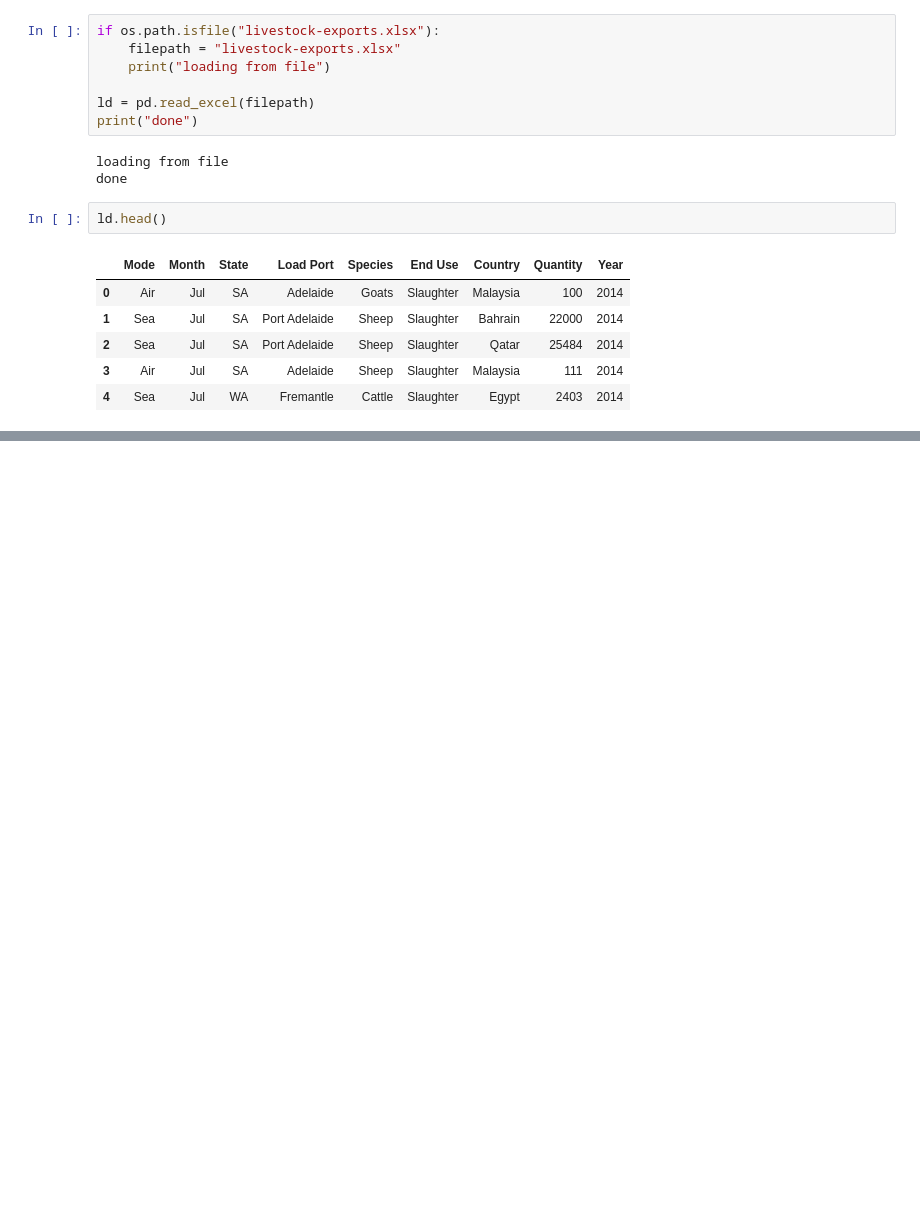
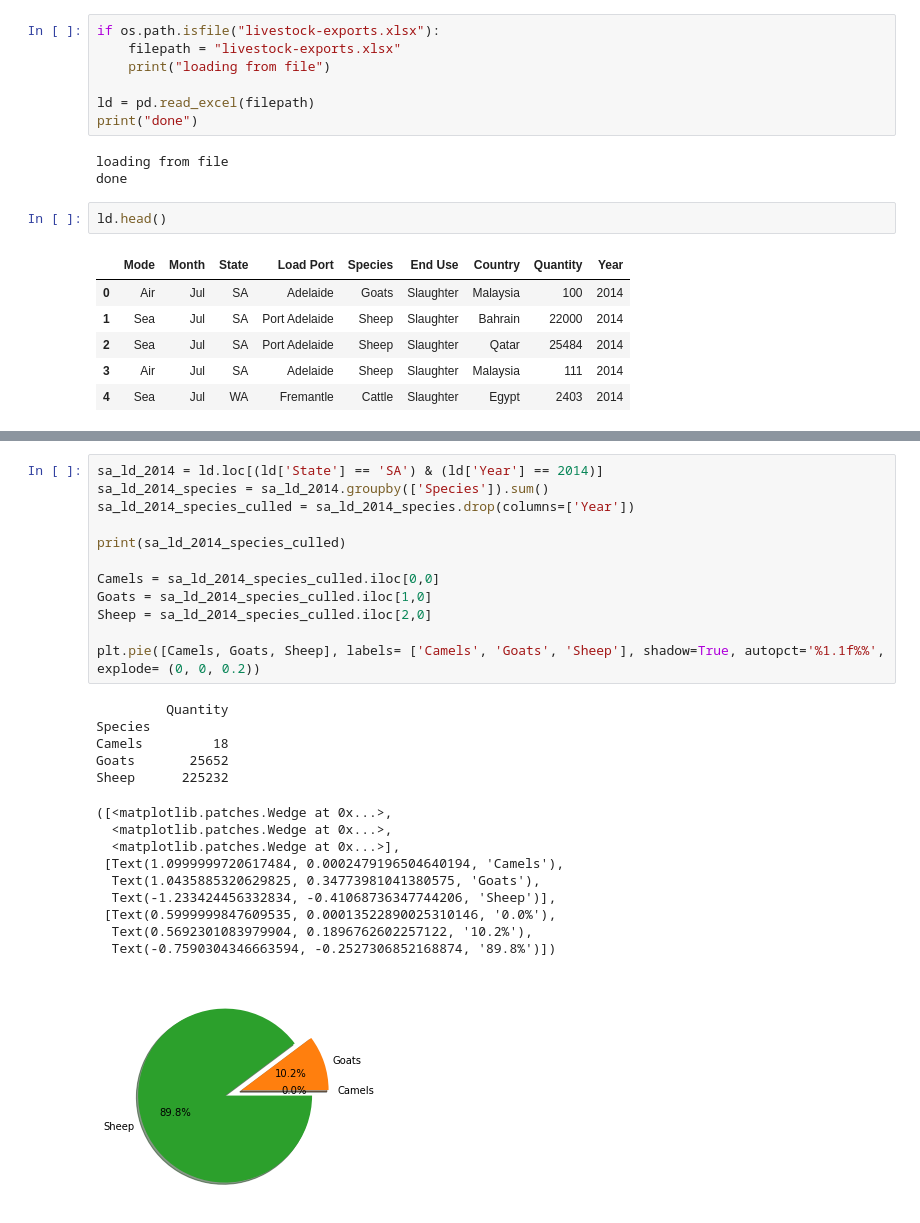
Before and after one commit to D-Wild/data_project, a Jupyter notebook: CODE.ipynb, the cells around one changed output, grey strips where cells are left out. Saved outputs shown, nothing was run; the diff lists cells and outputs as text; blank space fills up the shorter version.

```diff
--- a/CODE.ipynb
+++ b/CODE.ipynb
@@ -33,0 +54,28 @@ print (Total)
+# %%
+sa_ld_2014 = ld.loc[(ld['State'] == 'SA') & (ld['Year'] == 2014)]
+sa_ld_2014_species = sa_ld_2014.groupby(['Species']).sum()
+sa_ld_2014_species_culled = sa_ld_2014_species.drop(columns=['Year'])
+
+print(sa_ld_2014_species_culled)
+
+Camels = sa_ld_2014_species_culled.iloc[0,0]
+Goats = sa_ld_2014_species_culled.iloc[1,0]
+Sheep = sa_ld_2014_species_culled.iloc[2,0]
+
+plt.pie([Camels, Goats, Sheep], labels= ['Camels', 'Goats', 'Sheep'], shadow=True, autopct='%1.1f%%', explode= (0, 0, 0.2))
+# %% [output]
+         Quantity
+Species
+Camels         18
+Goats       25652
+Sheep      225232
+([<matplotlib.patches.Wedge at 0x...>,
+  <matplotlib.patches.Wedge at 0x...>,
+  <matplotlib.patches.Wedge at 0x...>],
+ [Text(1.0999999720617484, 0.0002479196504640194, 'Camels'),
+  Text(1.0435885320629825, 0.34773981041380575, 'Goats'),
+  Text(-1.233424456332834, -0.41068736347744206, 'Sheep')],
+ [Text(0.5999999847609535, 0.00013522890025310146, '0.0%'),
+  Text(0.5692301083979904, 0.1896762602257122, '10.2%'),
+  Text(-0.7590304346663594, -0.2527306852168874, '89.8%')])
+[figure, added]
```
Also changed, not shown: parts of 6 cells of this notebook.
